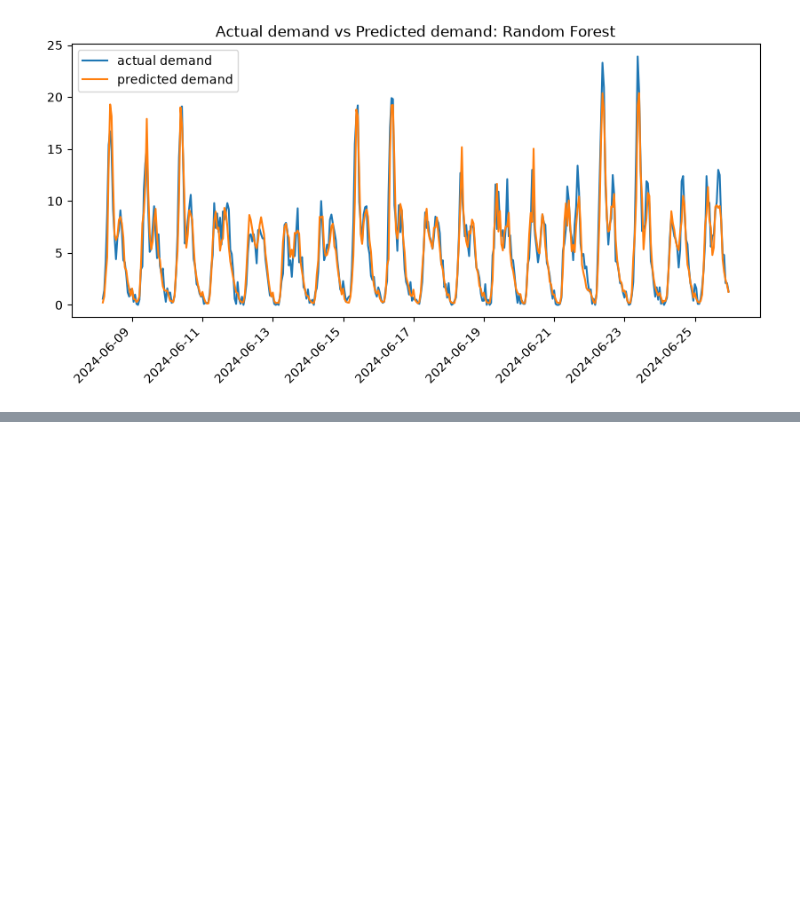
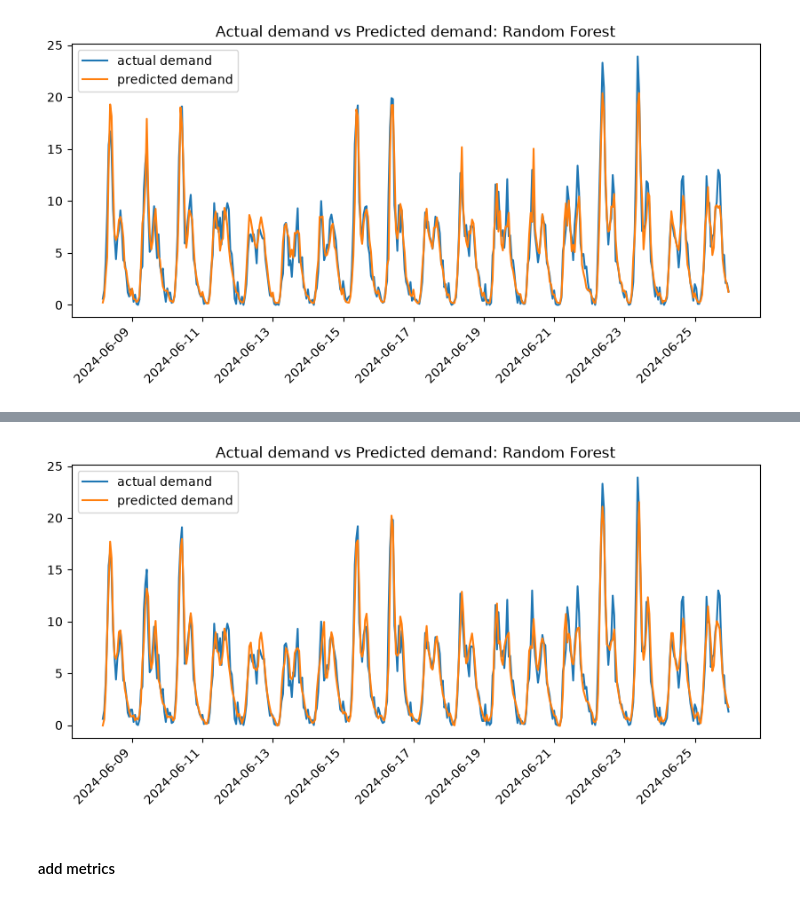
Before and after one commit to amandasbrn/hourlens-demand-attention, a Jupyter notebook: notebooks/baseline_model.ipynb, the cells around one changed output, grey strips where cells are left out. Cells and saved outputs as stored; diff of their text form; code cells hidden in the pictures; blank space fills up the shorter version.

Commit message:
add lstm_baseline python script

```diff
--- a/notebooks/baseline_model.ipynb
+++ b/notebooks/baseline_model.ipynb
@@ -116,0 +374,11 @@ plt.show()
+# %%
+model.eval()
+
+predictions = []
+
+with torch.no_grad():
+    for X_batch, _ in test_loader:
+        y_pred = model(X_batch)
+        predictions.append(y_pred)
+
+y_pred_scaled = torch.cat(predictions).numpy()
@@ -116,0 +393,3 @@ plt.show()
+# %%
+y_pred_original = y_scaler.inverse_transform(y_pred_scaled)
+y_test_original = y_scaler.inverse_transform(y_test_scaled)
@@ -116,0 +409,7 @@ plt.show()
+# %%
+test_df = df_rolling.iloc[split_idx:].copy()
+# %%
+lstm_predictions = test_df[["datetime"]].copy()
+lstm_predictions["demand"] = y_test_original.flatten()
+lstm_predictions["prediction"] = y_pred_original.flatten()
+lstm_predictions["model"] = "lstm_baseline"
@@ -116,0 +430,13 @@ plt.show()
+# %%
+VIZ_PATH = Path("../outputs/figures")
+
+plt.figure(figsize=(10, 4))
+plt.plot(lstm_predictions['datetime'], lstm_predictions['demand'], label = "actual demand")
+plt.plot(lstm_predictions['datetime'], lstm_predictions['prediction'], label = "predicted demand")
+plt.xticks(rotation=45, ha='right')
+plt.legend()
+plt.title("Actual demand vs Predicted demand: Random Forest")
+plt.savefig(f'{VIZ_PATH}/act_vs_pred_lstm.png')
+plt.show()
+# %% [output]
+[figure, added]
@@ -116,0 +448,2 @@ plt.show()
+# %% [markdown]
+#### add metrics
```
Also changed, not shown: parts of 42 cells of this notebook, 4 other files.
